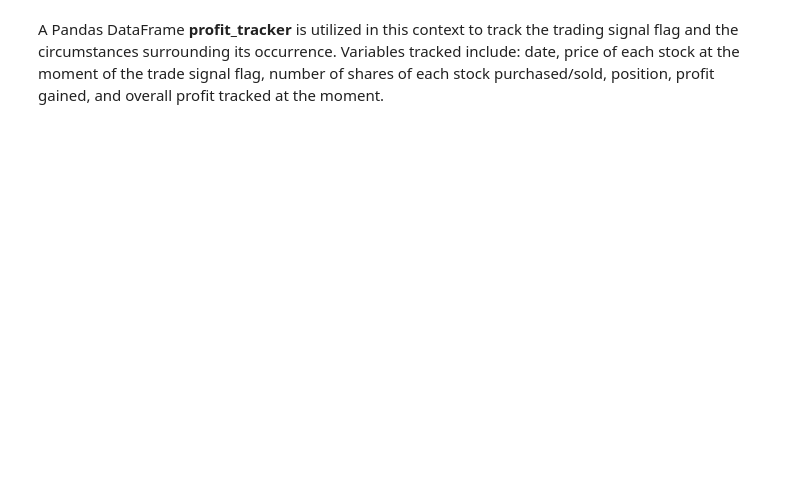
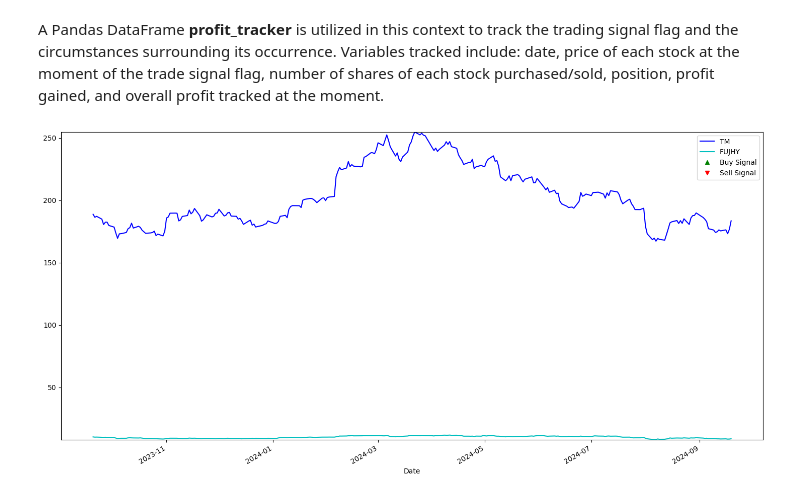
Before and after one commit to victoria-uriostegui/Pairs-Trading-Repo-ED-VU-Fall-24-, a Jupyter notebook: pairs_trading.ipynb, the cells around one changed output. Drawn from its saved outputs; the diff is of its cells as text; code cells hidden in the pictures; blank space fills up the shorter version.

```diff
--- a/pairs_trading.ipynb
+++ b/pairs_trading.ipynb
@@ -119,9 +119,12 @@ display(top_pairs_df)
 # %% [markdown]
 # Chose Stocks Toyota(TM) & Subaru(FUJHY)
 # %%
-# Dropped all data besides Toyota and Subaru at colums
+# Dropped all data besides Toyota and Subaru at columns
 tmsub_df = stocks_df.drop(columns = ['BLNK', 'BMWKY', 'CHPT', 'DRPRY', 'EVGO', 'HMC', 'HYMTF', 'KS', 'MZDAY', 'SPWRQ','TSLA', 'WBX'], axis = 1)
 display(tmsub_df)
+
+# Make a copy of the tmsub_df for future use
+tmsub_og = tmsub_df.copy()
 # %% [output]
 | Ticker | FUJHY | TM |
 | Date |  |  |
@@ -462,6 +463,48 @@ def trade_action(stock_1, stock_2):
       profit_tracker.loc[i, 'Profit Change'] = money - 1000
 
   return money
+# %%
+# Access the 'Position' column to determine buy and sell signals
+positions = profit_tracker['Position']
+
+plt.figure(figsize=(18,9))
+
+S1 = tmsub_og['TM']
+S2 = tmsub_og['FUJHY']
+
+S1.plot(color='b')
+S2.plot(color='c')
+
+buyR = 0*S1.copy()
+sellR = 0*S1.copy()
+
+# Ensure the indices of positions and S1/S2 match
+# Reindex positions to align with S1/S2 if necessary
+# Use the index of the original DataFrame (tmsub_og) for both
+positions = positions.reindex(S1.index, fill_value="")
+
+# Determine buy and sell signals based on positions
+buy_signal = positions == "Long"
+sell_signal = positions == "Short"
+
+# When buying the ratio, buy S1 and sell S2
+buyR[buy_signal] = S1[buy_signal]
+sellR[buy_signal] = S2[buy_signal]
+
+# When selling the ratio, sell S1 and buy S2
+buyR[sell_signal] = S2[sell_signal]
+sellR[sell_signal] = S1[sell_signal]
+
+buyR[60:].plot(color='g', linestyle='None', marker='^', label='Buy Signal')
+sellR[60:].plot(color='r', linestyle='None', marker='v', label='Sell Signal')
+
+x1,x2,y1,y2 = plt.axis()
+plt.axis((x1,x2,min(S1.min(),S2.min()),max(S1.max(),S2.max())))
+
+plt.legend(['TM', 'FUJHY', 'Buy Signal', 'Sell Signal'])
+plt.show()
+# %% [output]
+[figure, added]
 # %%
 print("$",trade_action(tmsub_df['TM'].to_numpy(), tmsub_df['FUJHY'].to_numpy()))
 # %% [output]
```
Also changed, not shown: parts of 10 cells of this notebook.
